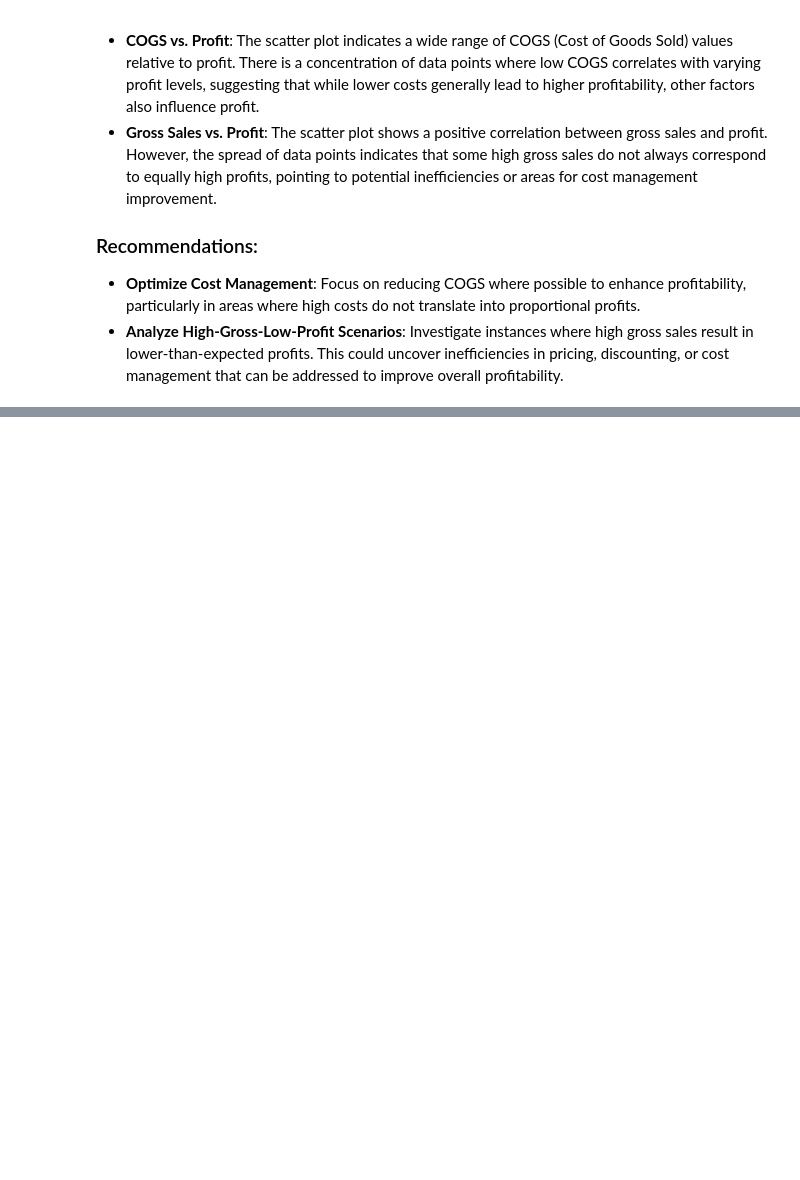
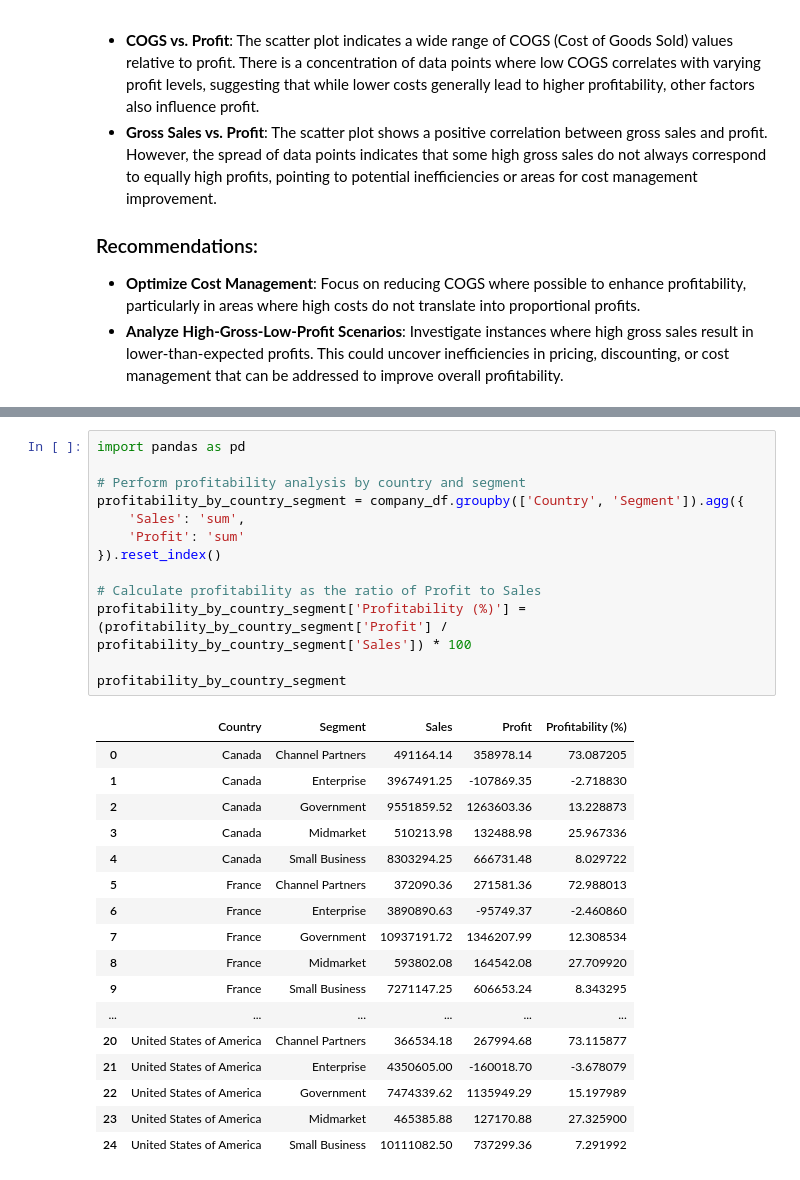
Before and after one commit to Akemp787/Comprehensive-Business-Performance-Analysis, a Jupyter notebook: Comprehensive Business Performance Analysis.ipynb, the cells around one changed output, grey strips where cells are left out. Drawn from its saved outputs; the diff is of its cells as text; blank space fills up the shorter version.

```diff
--- a/Business Reporting System .ipynb
+++ b/Comprehensive Business Performance Analysis.ipynb
@@ -474,0 +476,31 @@ plt.show()
+# %%
+import pandas as pd
+
+# Perform profitability analysis by country and segment
+profitability_by_country_segment = company_df.groupby(['Country', 'Segment']).agg({
+    'Sales': 'sum',
+    'Profit': 'sum'
+}).reset_index()
+
+# Calculate profitability as the ratio of Profit to Sales
+profitability_by_country_segment['Profitability (%)'] = (profitability_by_country_segment['Profit'] / profitability_by_country_segment['Sales']) * 100
+
+profitability_by_country_segment
+# %% [output]
+|  | Country | Segment | Sales | Profit | Profitability (%) |
+| 0 | Canada | Channel Partners | 491164.14 | 358978.14 | 73.087205 |
+| 1 | Canada | Enterprise | 3967491.25 | -107869.35 | -2.718830 |
+| 2 | Canada | Government | 9551859.52 | 1263603.36 | 13.228873 |
+| 3 | Canada | Midmarket | 510213.98 | 132488.98 | 25.967336 |
+| 4 | Canada | Small Business | 8303294.25 | 666731.48 | 8.029722 |
+| 5 | France | Channel Partners | 372090.36 | 271581.36 | 72.988013 |
+| 6 | France | Enterprise | 3890890.63 | -95749.37 | -2.460860 |
+| 7 | France | Government | 10937191.72 | 1346207.99 | 12.308534 |
+| 8 | France | Midmarket | 593802.08 | 164542.08 | 27.709920 |
+| 9 | France | Small Business | 7271147.25 | 606653.24 | 8.343295 |
+| ... | ... | ... | ... | ... | ... |
+| 20 | United States of America | Channel Partners | 366534.18 | 267994.68 | 73.115877 |
+| 21 | United States of America | Enterprise | 4350605.00 | -160018.70 | -3.678079 |
+| 22 | United States of America | Government | 7474339.62 | 1135949.29 | 15.197989 |
+| 23 | United States of America | Midmarket | 465385.88 | 127170.88 | 27.325900 |
+| 24 | United States of America | Small Business | 10111082.50 | 737299.36 | 7.291992 |
```
Also changed, not shown: parts of 13 cells of this notebook, 7 other files.
